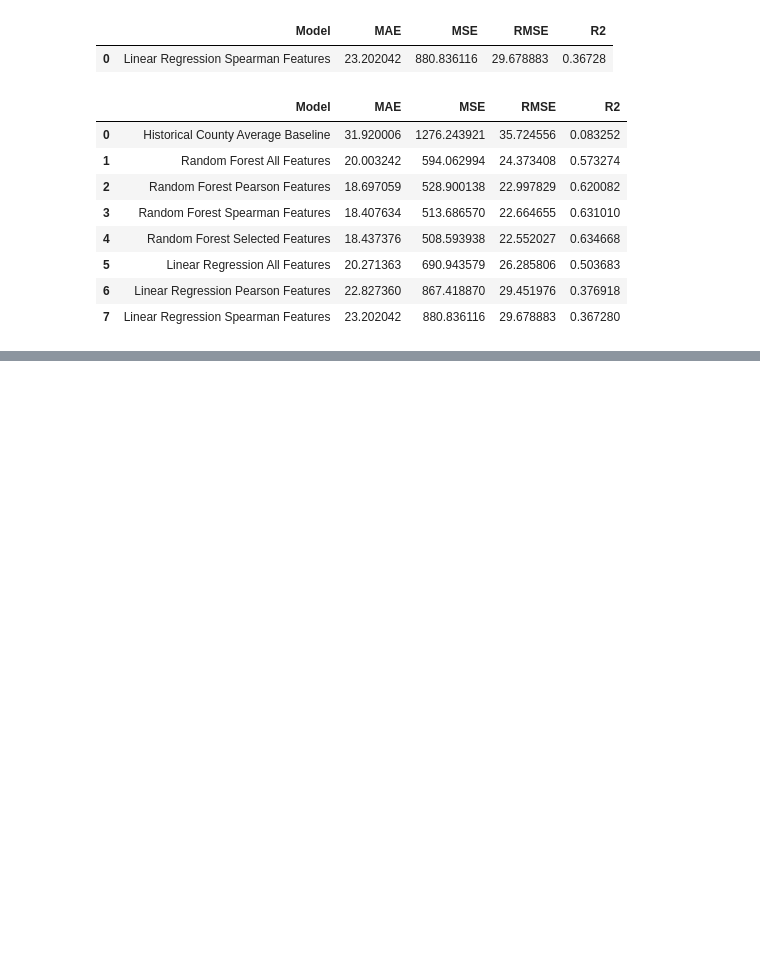
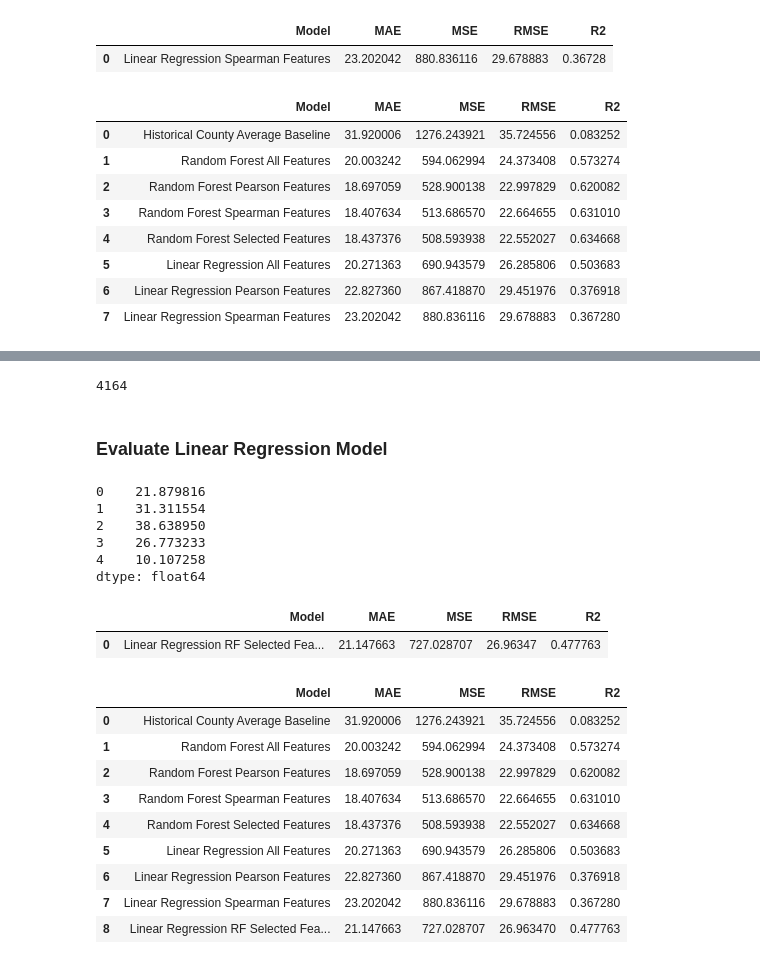
Before and after one commit to JTRIII/corn-yield-thesis, a Jupyter notebook: notebooks/06_model_evaluation_and_final_results.ipynb, the cells around one changed output, grey strips where cells are left out. Drawn from its saved outputs; the diff is of its cells as text; code cells hidden in the pictures; blank space fills up the shorter version.

Commit message:
Final Linear Regression Prediction With RF Feature Importance Selected Features

```diff
--- a/notebooks/06_model_evaluation_and_final_results.ipynb
+++ b/notebooks/06_model_evaluation_and_final_results.ipynb
@@ -2763,0 +2789,7 @@ final_model_comparison
+# %%
+final_lr_selected_preview = pd.DataFrame({
+    "Actual yield": y_test,
+    "Predicted yield": final_lr_selected_predictions
+}, index=X_final_test_rf.index)
+
+final_lr_selected_preview.head()
@@ -2763,0 +2803,60 @@ final_model_comparison
+# %%
+len(final_lr_selected_predictions)
+# %% [output]
+4164
+# %% [markdown]
+### Evaluate Linear Regression Model
+# %%
+final_lr_selected_errors = (final_lr_selected_preview["Actual yield"] - final_lr_selected_preview["Predicted yield"])
+final_lr_selected_errors.head()
+# %% [output]
+0    21.879816
+1    31.311554
+2    38.638950
+3    26.773233
+4    10.107258
+dtype: float64
+# %%
+final_lr_selected_mae = final_lr_selected_errors.abs().mean()
+final_lr_selected_mse = (final_lr_selected_errors ** 2).mean()
+final_lr_selected_rmse = np.sqrt(final_lr_selected_mse)
+final_lr_selected_squared_error = (final_lr_selected_errors ** 2).sum()
+final_lr_selected_r2 = 1 - (final_lr_selected_squared_error / test_squared_variation)
+# %%
+final_lr_selected_results = pd.DataFrame({
+    "Model": ["Linear Regression RF Selected Features"],
+    "MAE": [final_lr_selected_mae],
+    "MSE": [final_lr_selected_mse],
+    "RMSE": [final_lr_selected_rmse],
+    "R2": [final_lr_selected_r2]
+})
+
+final_lr_selected_results
+# %% [output]
+|  | Model | MAE | MSE | RMSE | R2 |
+| 0 | Linear Regression RF Selected Fea... | 21.147663 | 727.028707 | 26.96347 | 0.477763 |
+# %%
+final_model_comparison = pd.concat([
+    final_baseline_results,
+    final_rf_all_results,
+    final_rf_pearson_results,
+    final_rf_spearman_results,
+    final_rf_selected_results,
+    final_lr_all_results,
+    final_lr_pearson_results,
+    final_lr_spearman_results,
+    final_lr_selected_results
+], ignore_index=True)
+
+final_model_comparison
+# %% [output]
+|  | Model | MAE | MSE | RMSE | R2 |
+| 0 | Historical County Average Baseline | 31.920006 | 1276.243921 | 35.724556 | 0.083252 |
+| 1 | Random Forest All Features | 20.003242 | 594.062994 | 24.373408 | 0.573274 |
+| 2 | Random Forest Pearson Features | 18.697059 | 528.900138 | 22.997829 | 0.620082 |
+| 3 | Random Forest Spearman Features | 18.407634 | 513.686570 | 22.664655 | 0.631010 |
+| 4 | Random Forest Selected Features | 18.437376 | 508.593938 | 22.552027 | 0.634668 |
+| 5 | Linear Regression All Features | 20.271363 | 690.943579 | 26.285806 | 0.503683 |
+| 6 | Linear Regression Pearson Features | 22.827360 | 867.418870 | 29.451976 | 0.376918 |
+| 7 | Linear Regression Spearman Features | 23.202042 | 880.836116 | 29.678883 | 0.367280 |
+| 8 | Linear Regression RF Selected Fea... | 21.147663 | 727.028707 | 26.963470 | 0.477763 |
```
Also changed, not shown: parts of 7 cells of this notebook.
